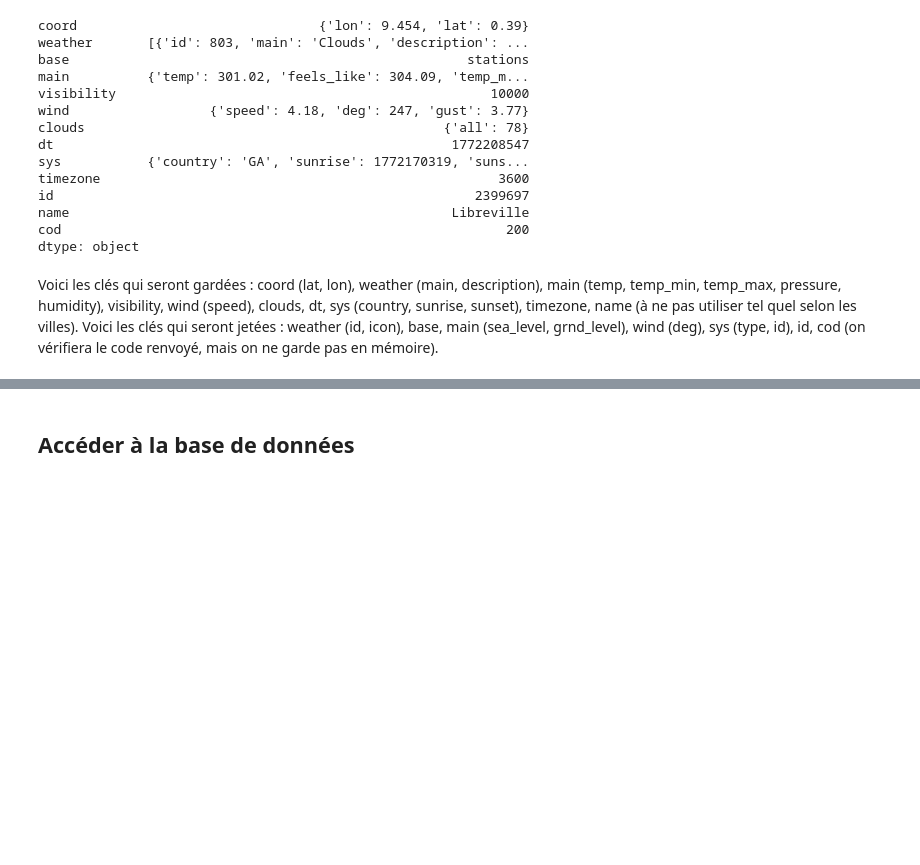
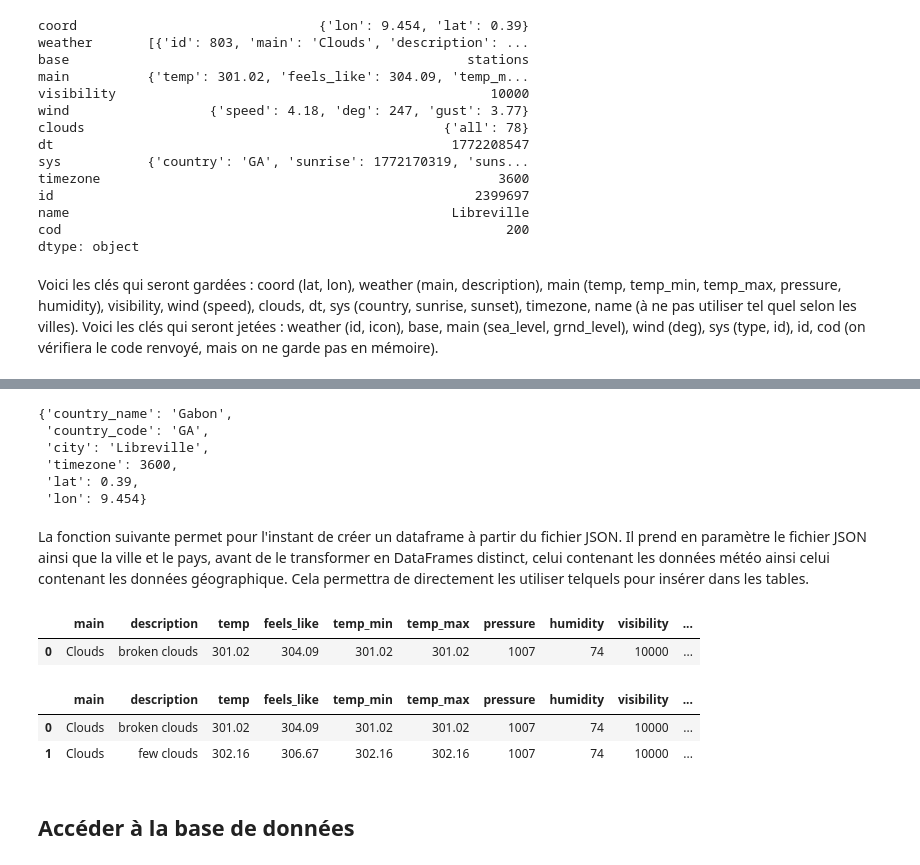
Before and after one commit to louberlu/weather-data-sql, a Jupyter notebook: notebooks/explore_openweather_api.ipynb, the cells around one changed output, grey strips where cells are left out. Cells and saved outputs as stored; diff of their text form; code cells hidden in the pictures; blank space fills up the shorter version.

```diff
--- a/notebooks/explore_openweather_api.ipynb
+++ b/notebooks/explore_openweather_api.ipynb
@@ -257,4 +257,7 @@ def collecte(cle_api, url_geo, url_meteo, city, country_code):
     return d_city
 # %%
 init_nb_json_file()
+# %%
+city = 'Libreville'
+country = 'Gabon'
 # %%
@@ -343,12 +362,71 @@ dc_meteo = {
 # %%
 dc_localisation = {
-    "country_name" : "",
+    "country_name" : country,
     "country_code" : sys['country'],
-    "city" : name,
+    "city" : city,
     "timezone" : timezone,
     "lat" : coord['lat'],
     "lon" : coord['lon']
 }
+dc_localisation
+# %% [output]
+{'country_name': 'Gabon',
+ 'country_code': 'GA',
+ 'city': 'Libreville',
+ 'timezone': 3600,
+ 'lat': 0.39,
+ 'lon': 9.454}
+# %% [markdown]
+La fonction suivante permet pour l'instant de créer un dataframe à partir du fichier JSON. Il prend en paramètre le fichier JSON ainsi que la ville et le pays, avant de le transformer en DataFrames distinct, celui contenant les données météo ainsi celui contenant les données géographique. Cela permettra de directement les utiliser telquels pour insérer dans les tables.
+# %%
+def transformer(f_json, city, country, df_updated : pd.DataFrame | None = None) :
+    df_weather = pd.read_json(f_json, orient="columns", typ="series")
+    dc_weather = {
+        "main" : df_weather["weather"][0]['main'],
+        "description" : df_weather["weather"][0]['description'],
+        "temp" : df_weather["main"]['temp'],
+        "feels_like" : df_weather["main"]['feels_like'],
+        "temp_min" : df_weather["main"]['temp_min'],
+        "temp_max" : df_weather["main"]['temp_max'],
+        "pressure" : df_weather["main"]['pressure'],
+        "humidity" : df_weather["main"]['humidity'],
+        "visibility" : df_weather["visibility"],
+        "wind_speed" : df_weather["wind"]['speed'],
+        "clouds" : df_weather["clouds"]['all'],
+        "date" : df_weather["dt"],
+        "sunrise" : df_weather["sys"]['sunrise'],
+        "sunset" : df_weather["sys"]['sunset'],
+        "country_name" : country,
+        "country_code" : df_weather["sys"]['country'],
+        "city" : city,
+        "timezone" : df_weather["timezone"],
+        "lat" : df_weather["coord"]['lat'],
+        "lon" : df_weather["coord"]['lon']
+    }
+
+    df = pd.DataFrame(dc_weather, index=[0])
+
+    # Conversion des dates en format lisible
+    df['date'] = pd.to_datetime(df['date'], unit='s')
+    df['sunrise'] = pd.to_datetime(df['sunrise'], unit='s')
+    df['sunset'] = pd.to_datetime(df['sunset'], unit='s')
+
+    if df_updated is not None :
+        df = pd.concat([df_updated, df], ignore_index=True)
+
+    return df
+# %%
+df_weathers = transformer("api_data.json", city, country)
+df_weathers
+# %% [output]
+|  | main | description | temp | feels_like | temp_min | temp_max | pressure | humidity | visibility | ... |
+| 0 | Clouds | broken clouds | 301.02 | 304.09 | 301.02 | 301.02 | 1007 | 74 | 10000 | ... |
+# %%
+transformer("api_data1.json", city, country, df_updated = df_weathers)
+# %% [output]
+|  | main | description | temp | feels_like | temp_min | temp_max | pressure | humidity | visibility | ... |
+| 0 | Clouds | broken clouds | 301.02 | 304.09 | 301.02 | 301.02 | 1007 | 74 | 10000 | ... |
+| 1 | Clouds | few clouds | 302.16 | 306.67 | 302.16 | 302.16 | 1007 | 74 | 10000 | ... |
 # %% [markdown]
 ## Accéder à la base de données
 # %%
```
Also changed, not shown: parts of 9 cells of this notebook, 1 other file.
